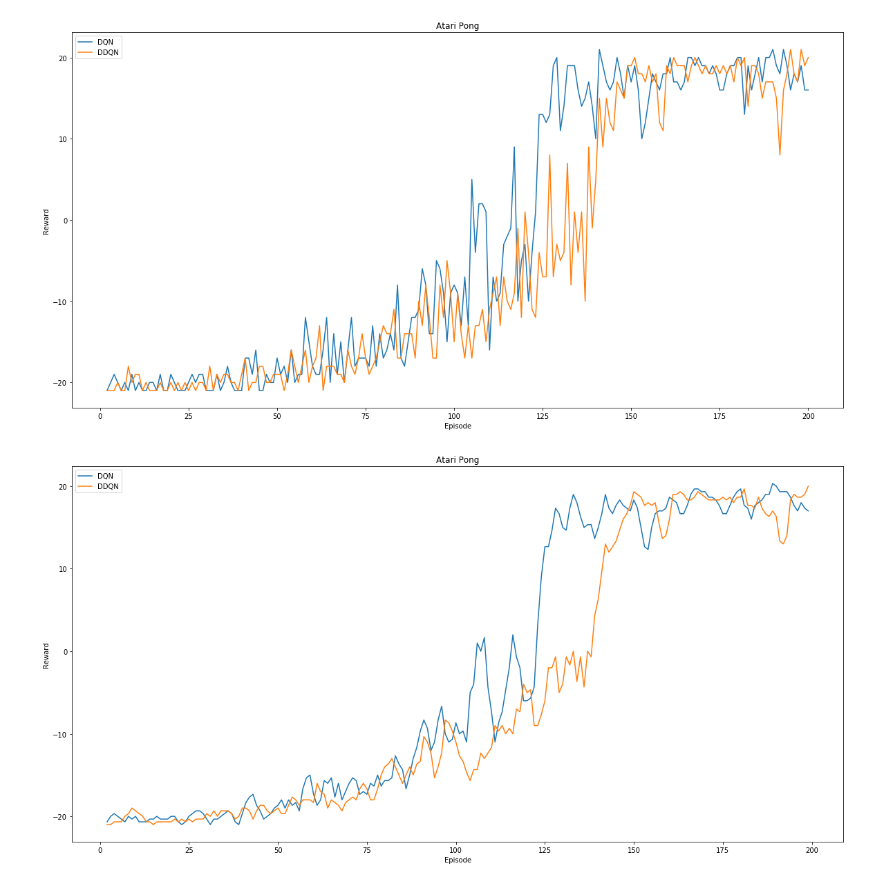
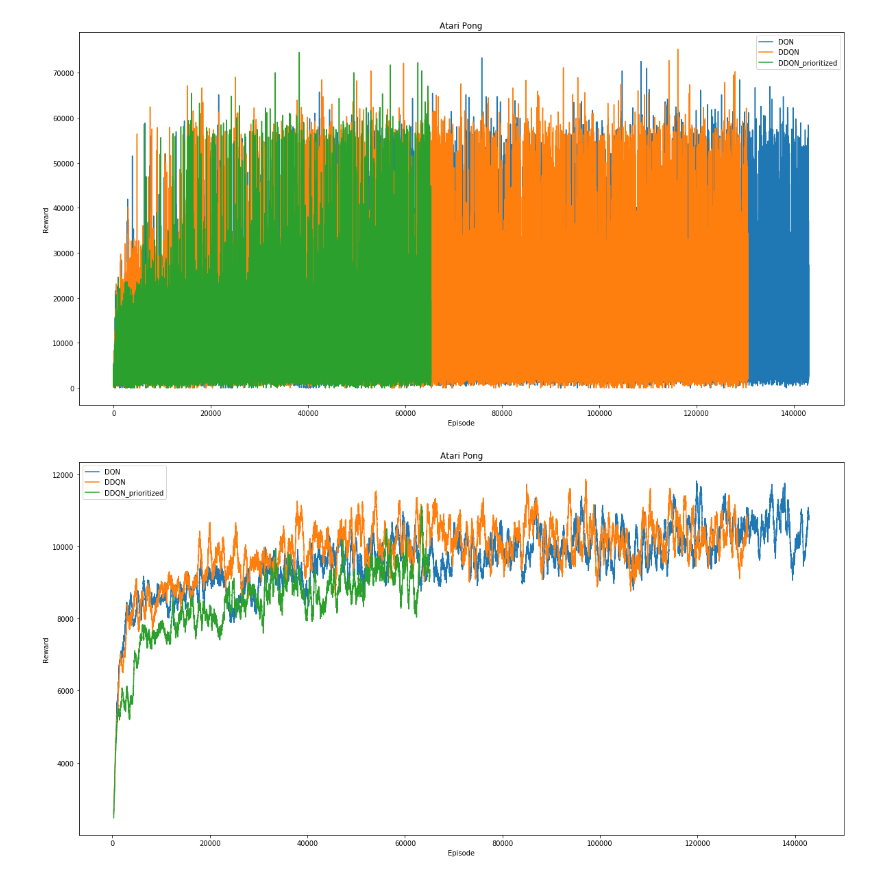
Before and after one commit to RyanGale-AK/DQN, a Jupyter notebook: DQN_stats.ipynb, the cells around one changed output. Drawn from its saved outputs; the diff is of its cells as text; code cells hidden in the pictures.

```diff
--- a/DQN_stats.ipynb
+++ b/DQN_stats.ipynb
@@ -42,7 +56,7 @@ def convert_line_to_dict(line):
 def load_stats_from_logging(logging_file):
     with open(logging_file,'r') as f:
         lines = f.readlines()
-    dicts = [convert_line_to_dict(line) for line in lines]
+    dicts = [convert_line_to_dict(line) for line in lines[21:]]
     return pd.DataFrame(dicts)
 
 
@@ -72,15 +86,17 @@ def plot_frames_vs_reward(models, model_legend, episode_start = 0, episode_end=N
 def plot_frames_vs_reward_rolling(models, model_legend, episode_start = 0, episode_end=None, k=1):
     models = [m.rolling(k).mean() for m in models]
     plot_frames_vs_reward(models, model_legend, episode_start, episode_end)
+# %%
+BASE_DIR = 'checkpoints/CrazyClimber-v0/'
 # %%
-legend = ['DQN', 'DDQN']
-models = ['log/dqn.out', 'log/ddqn.out']
+legend = ['DQN','DDQN', 'DDQN_prioritized']
+models = [BASE_DIR + l + '/log.out' for l in legend]
 dfs = load_multiple_models(models)
-plot_episode_vs_reward(dfs, legend, 1, 200)
+plot_episode_vs_reward(dfs, legend, 1)
 # %% [output]
-[figure, old version]
+[figure, new version]
 # %%
-plot_episode_vs_reward_rolling(dfs, legend, 1, 200, 3)
+plot_episode_vs_reward_rolling(dfs, legend, 1, None, 500)
 # %% [output]
-[figure, old version]
+[figure, new version]
 # %%
```
Also changed, not shown: parts of 26 cells of this notebook, 3 other files.
